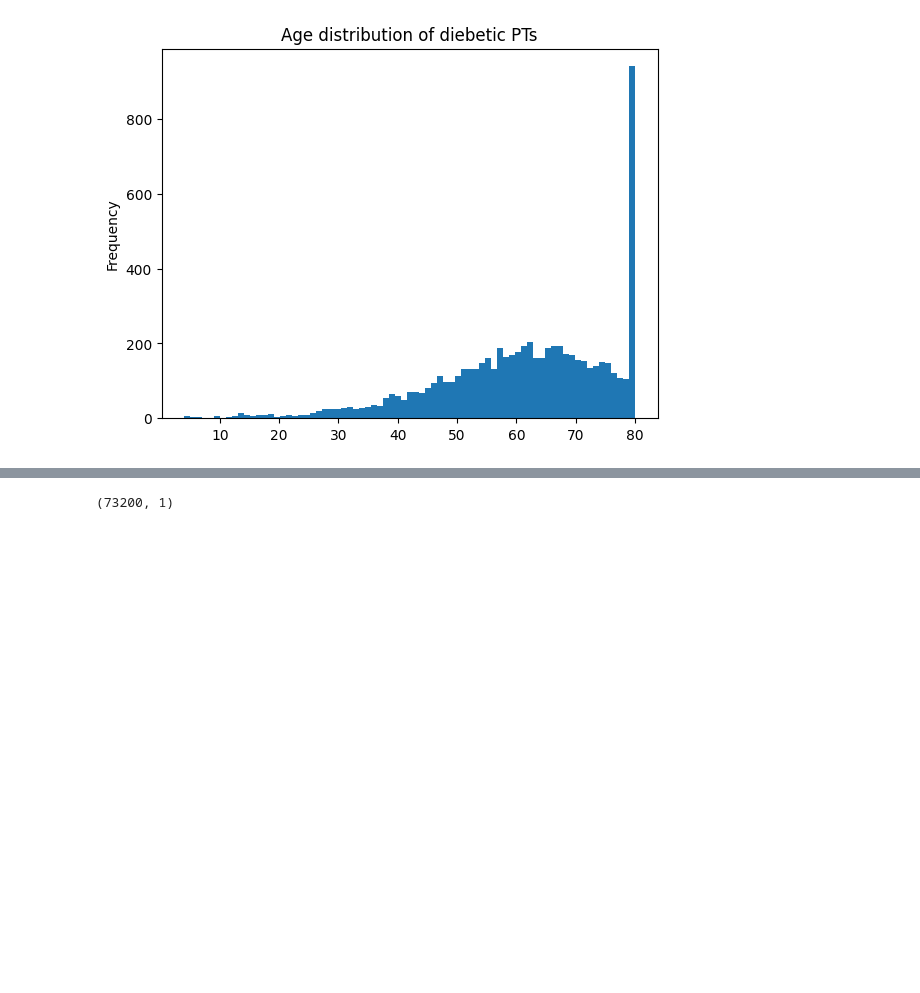
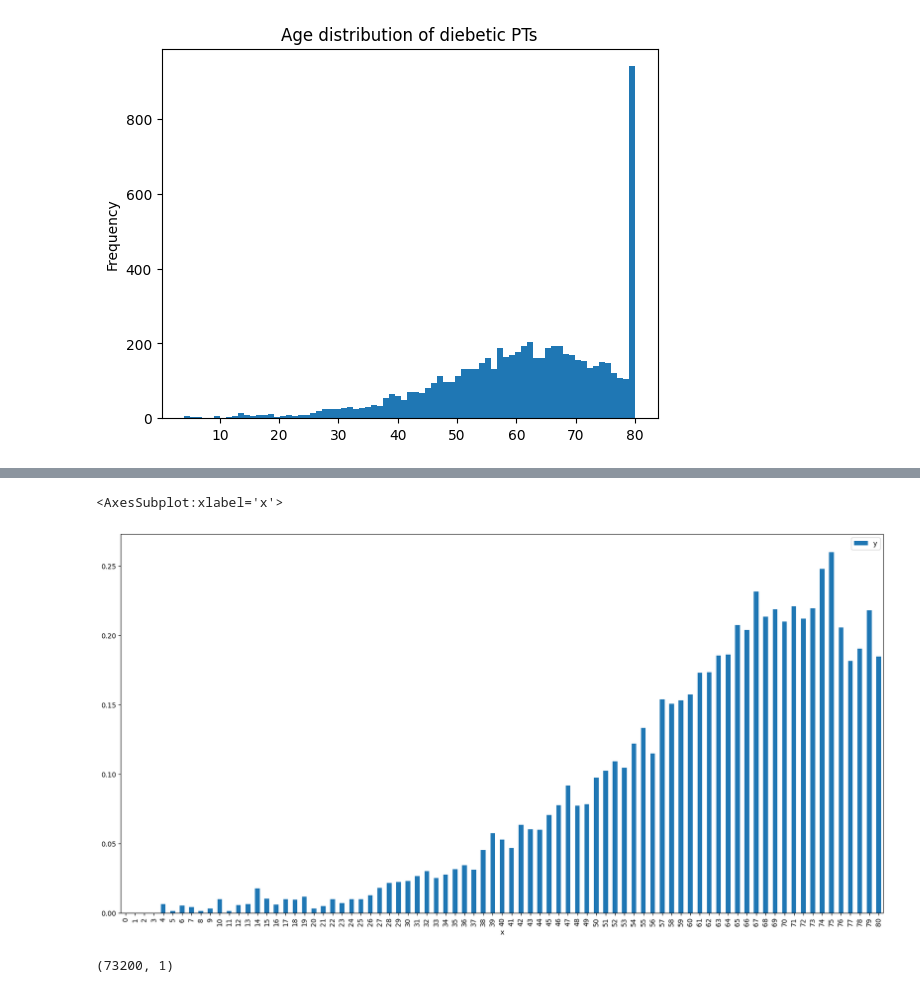
Before and after one commit to leslie-zi-pan/diabetes-prediction, a Jupyter notebook: notebooks/2.0-lp-exploratory-data-analysis.ipynb, the cells around one changed output, grey strips where cells are left out. Saved outputs shown, nothing was run; the diff lists cells and outputs as text; code cells hidden in the pictures; blank space fills up the shorter version.

Commit message:
Update Age Hist With some propotionality

```diff
--- a/notebooks/2.0-lp-exploratory-data-analysis.ipynb
+++ b/notebooks/2.0-lp-exploratory-data-analysis.ipynb
@@ -93,0 +109,34 @@ df.loc[df.diabetes == 1]["age"].plot(kind="hist", bins=75, xlabel="Age", title="
+# %%
+df.age.value_counts()
+import numpy as np
+df["age_round"] = df.apply(lambda row: int(row.age), axis=1)
+total_by_age_mapper = df["age_round"].value_counts().to_dict()
+
+df_diabetics = df.loc[df.diabetes == 1]
+# df_diabetics["age_standardised"] = df_diabetics["age_round"] / total_by_age_mapper[df_diabetics["age_round"]]
+# df_diabetics["age_standardised"] = df_diabetics.apply(lambda row: row["age_round"] / total_by_age_mapper[row["age_round"]], axis=1)
+# df_diabetics
+# Get totals for each
+# df_diabetics["age_standardised"].plot(kind="hist", xlabel="Age", title="Age distribution of diebetic PTs")
+
+total_by_age_mapper_diabetic = df_diabetics["age_round"].value_counts().to_dict()
+
+x = []
+y = []
+
+for age in sorted(total_by_age_mapper.keys()):
+    x.append(age)
+
+    if age not in total_by_age_mapper_diabetic:
+        calculation = 0
+    else:
+        calculation = total_by_age_mapper_diabetic[age] / total_by_age_mapper[age]
+
+    y.append(calculation)
+
+
+df2 = pd.DataFrame({'x':x, 'y':y})
+df2.plot('x', 'y', kind='bar',figsize=(20,10))
+# %% [output]
+<AxesSubplot:xlabel='x'>
+[figure, added]
```
Also changed, not shown: parts of 2 cells of this notebook.
